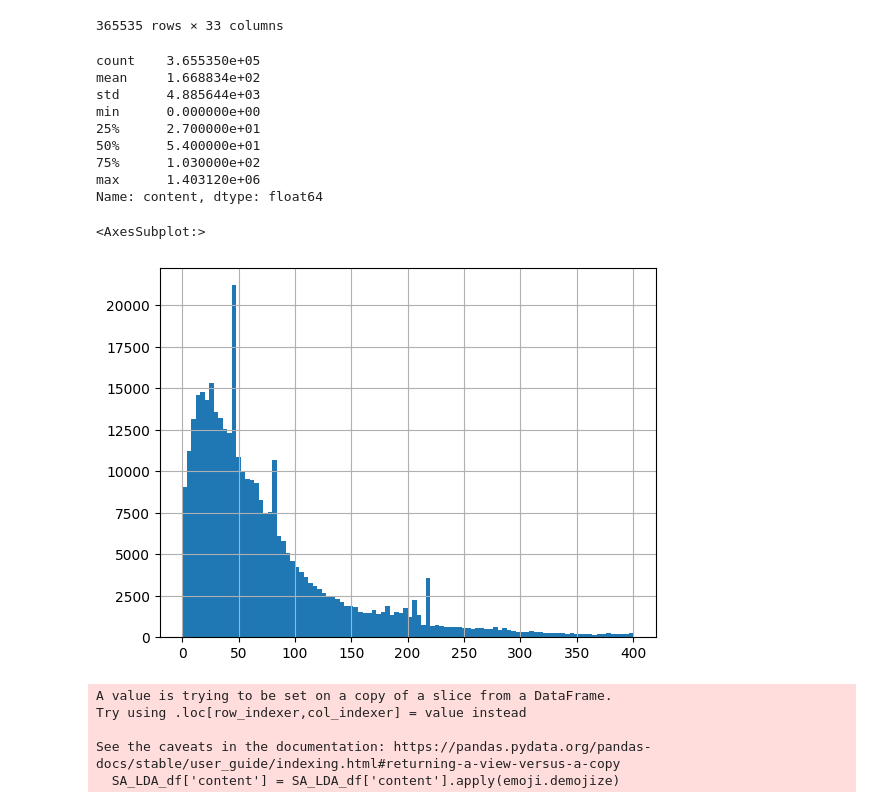
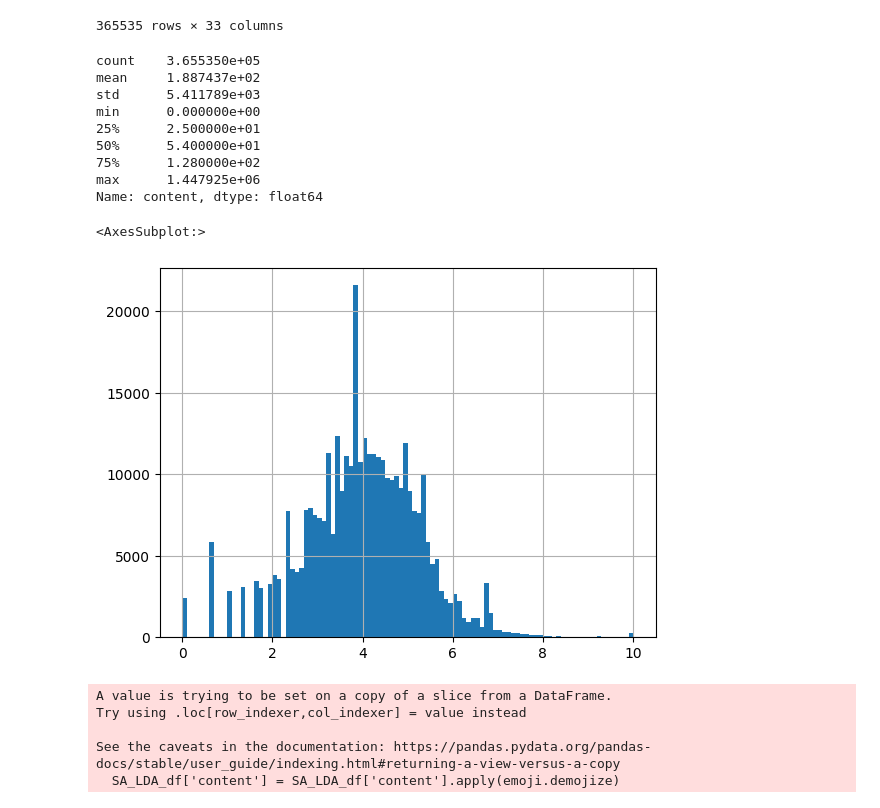
Before and after one commit to Blackteaxx/Socialfi, a Jupyter notebook: code/SA Analysis.ipynb, the cells around one changed output. Saved outputs shown, nothing was run; the diff lists cells and outputs as text; code cells hidden in the pictures.

```diff
--- a/code/SA Analysis.ipynb
+++ b/code/SA Analysis.ipynb
@@ -84,21 +84,23 @@ SA_LDA_df
 | 1408798 | 653e1e0658753aed78b5623d | 0 | e0551db7-8cbf-42e8-af67-4fa12295f358 | Guess Im joining the new hype | text | de46a388-5cef-4e72-9311-a12d2a7ffb44 | Smurfbay | Smurfbay2 | https://pbs.twimg.com/profile_ima... | ... |
 365535 rows × 33 columns
 # %%
-# 绘制SA_LDA_df中content长度的分布
+# 绘制SA_LDA_df中content长度的分布，对数变换后的直方图
+import numpy as np
 print(SA_LDA_df["content"].str.len().describe())
-SA_LDA_df["content"].str.len().hist(bins=100, range=(0,400))
+
+SA_LDA_df["content"].str.len().apply(np.log).hist(bins=100, range=(0, 10))
 # %% [output]
 count    3.655350e+05
-mean     1.668834e+02
-std      4.885644e+03
+mean     1.887437e+02
+std      5.411789e+03
 min      0.000000e+00
-25%      2.700000e+01
+25%      2.500000e+01
 50%      5.400000e+01
-75%      1.030000e+02
-max      1.403120e+06
+75%      1.280000e+02
+max      1.447925e+06
 Name: content, dtype: float64
 <AxesSubplot:>
-[figure, old version]
+[figure, new version]
 # %%
 from sklearn.feature_extraction.text import CountVectorizer
 from sklearn.decomposition import LatentDirichletAllocation
```
Also changed, not shown: parts of 6 cells of this notebook, 2 other files.
